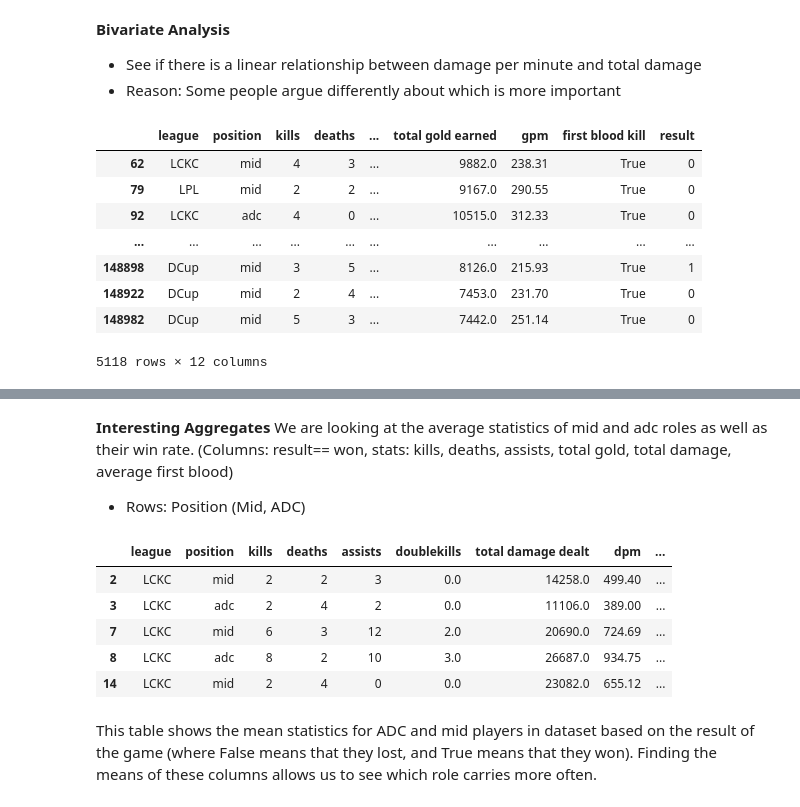
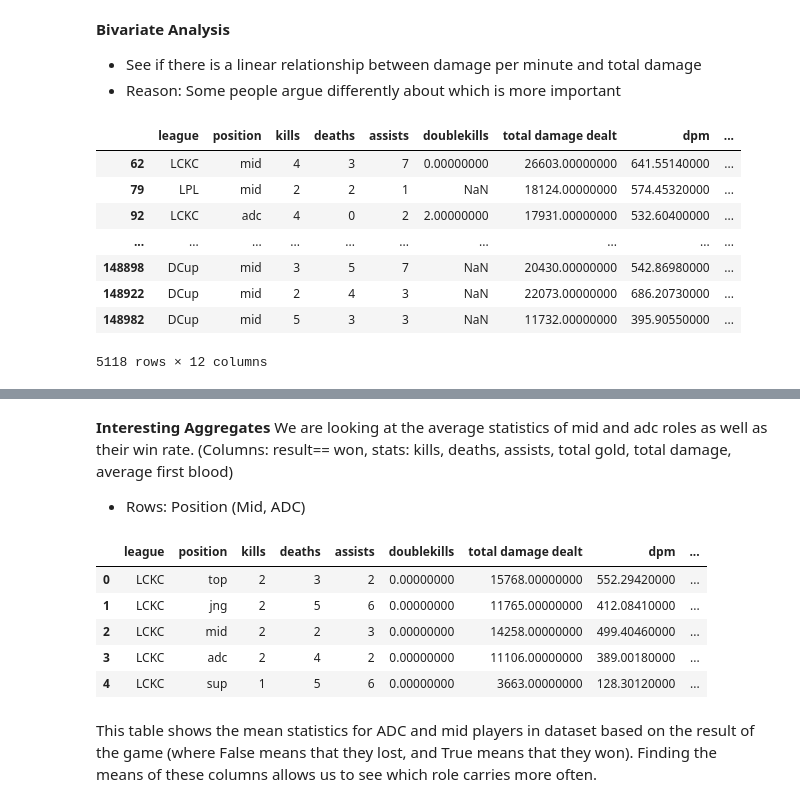
Before and after one commit to skvillamin/league-predictions, a Jupyter notebook: template.ipynb, the cells around one changed output, grey strips where cells are left out. Drawn from its saved outputs; the diff is of its cells as text; code cells hidden in the pictures.

```diff
--- a/template.ipynb
+++ b/template.ipynb
@@ -36,16 +36,18 @@ league = pd.read_csv(league_fp, low_memory=False)
 #isolate only the winning team stats
 
 #make a df with the necessary columns
-columns_needed = ['league','position', 'kills', 'deaths', 'assists','doublekills', 'damagetochampions', 'dpm', 'earnedgold', 'earned gpm', 'firstbloodkill', 'result']
+columns_needed = ['league','position', 'kills', 'deaths', 'assists','doublekills', 'damagetochampions', 'dpm', 'earnedgold', 'earned gpm', 'firstbloodkill', 'result', 'year']
 league = league[columns_needed]
 
 #change all the position column values that are 'bot' to 'adc' for clarity
 league['position'] = league['position'].str.replace('bot', 'adc')
 
-#make all position column entries lower case and getting only the 'bot' and 'mid' positions
-league = league[(league['position'].str.lower() == 'adc') | (league['position'].str.lower() == 'mid')]
-
 #change column names to more appropriate ones
 league.rename(columns={"damagetochampions": "total damage dealt", "earnedgold": "total gold earned", "earned gpm": "gpm", "firstbloodkill": "first blood kill"}, inplace=True)
+
+
+#make all position column entries lower case and getting only the 'bot' and 'mid' positions
+league_midadc = league[(league['position'].str.lower() == 'adc') | (league['position'].str.lower() == 'mid')]
+
 league
 # %% [output]
@@ -147,16 +149,16 @@ plt.show()
 - See if there is a linear relationship between damage per minute and total damage
 - Reason: Some people argue differently about which is more important
 # %%
-league["first blood kill"] = league["first blood kill"].astype(bool)
-league[league['first blood kill'] == True]
+league_midadc["first blood kill"] = league_midadc["first blood kill"].astype(bool)
+league_midadc[league_midadc['first blood kill'] == True]
 # %% [output]
-|  | league | position | kills | deaths | ... | total gold earned | gpm | first blood kill | result |
-| 62 | LCKC | mid | 4 | 3 | ... | 9882.0 | 238.31 | True | 0 |
-| 79 | LPL | mid | 2 | 2 | ... | 9167.0 | 290.55 | True | 0 |
-| 92 | LCKC | adc | 4 | 0 | ... | 10515.0 | 312.33 | True | 0 |
+|  | league | position | kills | deaths | assists | doublekills | total damage dealt | dpm | ... |
+| 62 | LCKC | mid | 4 | 3 | 7 | 0.00000000 | 26603.00000000 | 641.55140000 | ... |
+| 79 | LPL | mid | 2 | 2 | 1 | NaN | 18124.00000000 | 574.45320000 | ... |
+| 92 | LCKC | adc | 4 | 0 | 2 | 2.00000000 | 17931.00000000 | 532.60400000 | ... |
 | ... | ... | ... | ... | ... | ... | ... | ... | ... | ... |
-| 148898 | DCup | mid | 3 | 5 | ... | 8126.0 | 215.93 | True | 1 |
-| 148922 | DCup | mid | 2 | 4 | ... | 7453.0 | 231.70 | True | 0 |
-| 148982 | DCup | mid | 5 | 3 | ... | 7442.0 | 251.14 | True | 0 |
+| 148898 | DCup | mid | 3 | 5 | 7 | NaN | 20430.00000000 | 542.86980000 | ... |
+| 148922 | DCup | mid | 2 | 4 | 3 | NaN | 22073.00000000 | 686.20730000 | ... |
+| 148982 | DCup | mid | 5 | 3 | 3 | NaN | 11732.00000000 | 395.90550000 | ... |
 5118 rows × 12 columns
 # %%
@@ -203,11 +205,11 @@ pd.reset_option('display.max_columns')
 league.head()
 # %% [output]
 |  | league | position | kills | deaths | assists | doublekills | total damage dealt | dpm | ... |
-| 2 | LCKC | mid | 2 | 2 | 3 | 0.0 | 14258.0 | 499.40 | ... |
-| 3 | LCKC | adc | 2 | 4 | 2 | 0.0 | 11106.0 | 389.00 | ... |
-| 7 | LCKC | mid | 6 | 3 | 12 | 2.0 | 20690.0 | 724.69 | ... |
-| 8 | LCKC | adc | 8 | 2 | 10 | 3.0 | 26687.0 | 934.75 | ... |
-| 14 | LCKC | mid | 2 | 4 | 0 | 0.0 | 23082.0 | 655.12 | ... |
+| 0 | LCKC | top | 2 | 3 | 2 | 0.00000000 | 15768.00000000 | 552.29420000 | ... |
+| 1 | LCKC | jng | 2 | 5 | 6 | 0.00000000 | 11765.00000000 | 412.08410000 | ... |
+| 2 | LCKC | mid | 2 | 2 | 3 | 0.00000000 | 14258.00000000 | 499.40460000 | ... |
+| 3 | LCKC | adc | 2 | 4 | 2 | 0.00000000 | 11106.00000000 | 389.00180000 | ... |
+| 4 | LCKC | sup | 1 | 5 | 6 | 0.00000000 | 3663.00000000 | 128.30120000 | ... |
 # %% [markdown]
 This table shows the mean statistics for ADC and mid players in dataset based on the result of the game (where False means that they lost, and True means that they won). Finding the means of these columns allows us to see which role carries more often.
 # %% [markdown]
```
Also changed, not shown: parts of 14 cells of this notebook.
